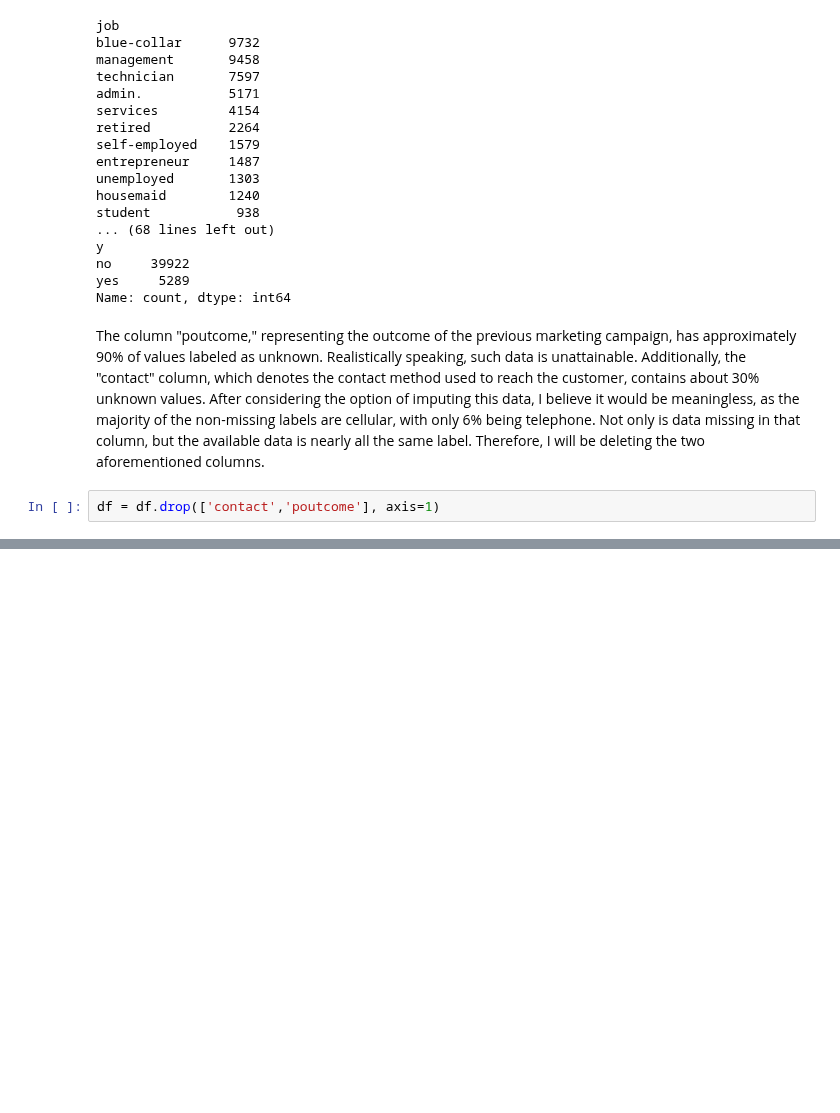
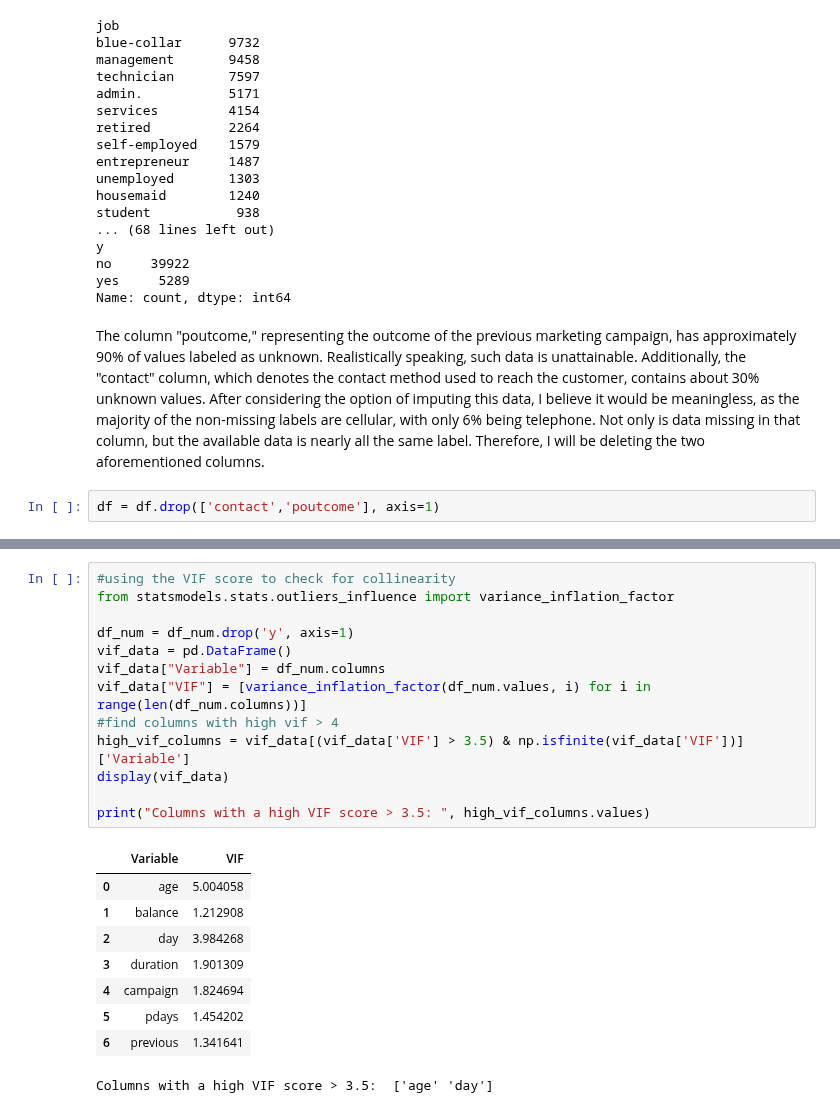
Before and after one commit to McGill-MMA-EnterpriseAnalytics/customer_banking, a Jupyter notebook: Classification_Problem.ipynb, the cells around one changed output, grey strips where cells are left out. Drawn from its saved outputs; the diff is of its cells as text; blank space fills up the shorter version.

```diff
--- a/Classification_Problem.ipynb
+++ b/Classification_Problem.ipynb
@@ -77,0 +94,23 @@ df = df.drop(['contact','poutcome'], axis=1)
+# %%
+#using the VIF score to check for collinearity
+from statsmodels.stats.outliers_influence import variance_inflation_factor
+
+df_num = df_num.drop('y', axis=1)
+vif_data = pd.DataFrame()
+vif_data["Variable"] = df_num.columns
+vif_data["VIF"] = [variance_inflation_factor(df_num.values, i) for i in range(len(df_num.columns))]
+#find columns with high vif > 4
+high_vif_columns = vif_data[(vif_data['VIF'] > 3.5) & np.isfinite(vif_data['VIF'])]['Variable']
+display(vif_data)
+
+print("Columns with a high VIF score > 3.5: ", high_vif_columns.values)
+# %% [output]
+|  | Variable | VIF |
+| 0 | age | 5.004058 |
+| 1 | balance | 1.212908 |
+| 2 | day | 3.984268 |
+| 3 | duration | 1.901309 |
+| 4 | campaign | 1.824694 |
+| 5 | pdays | 1.454202 |
+| 6 | previous | 1.341641 |
+Columns with a high VIF score > 3.5:  ['age' 'day']
```
Also changed, not shown: parts of 13 cells of this notebook.
